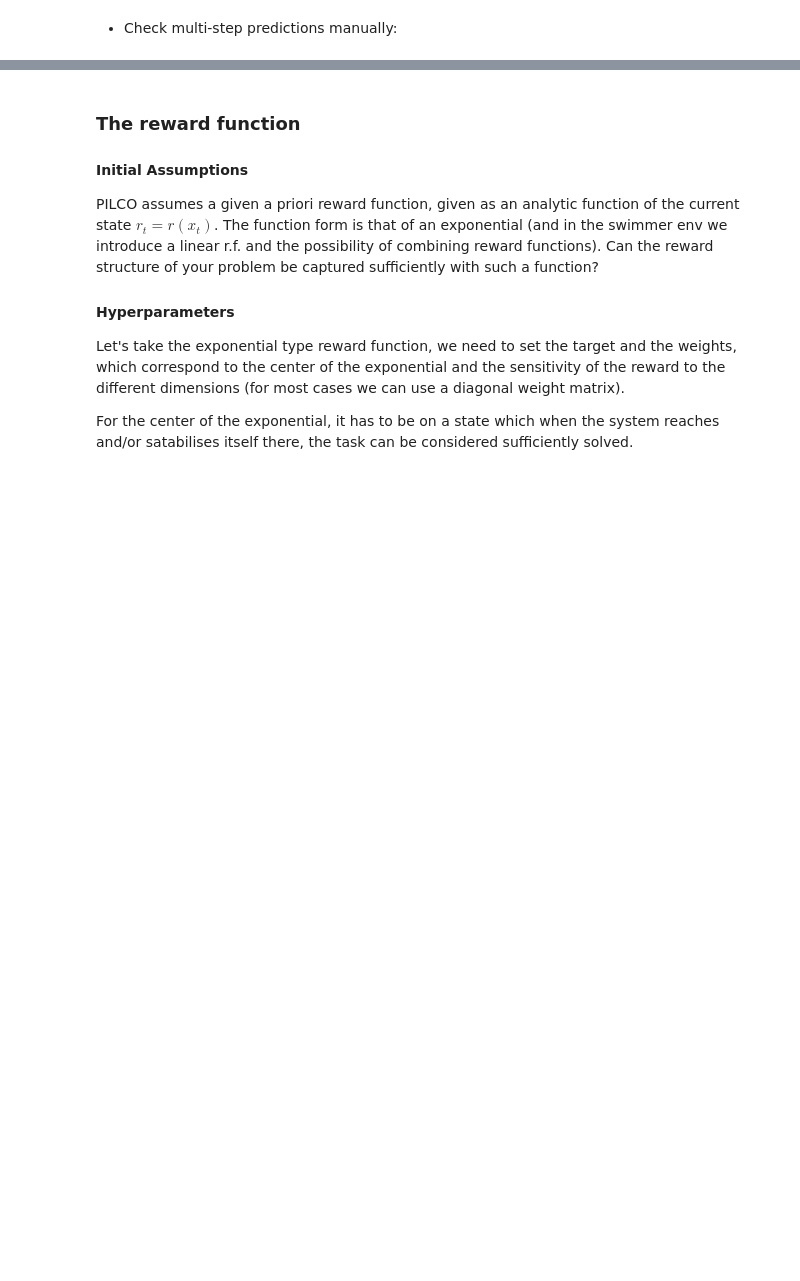
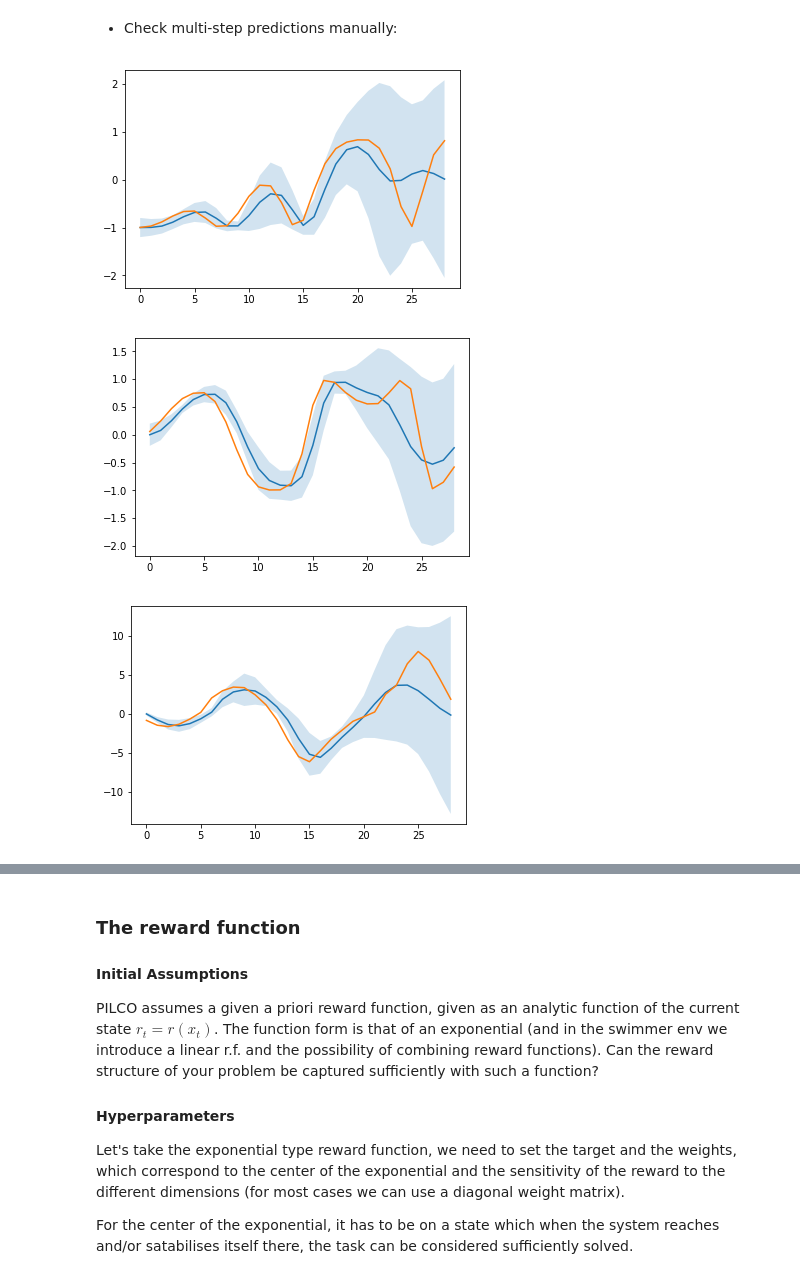
Before and after one commit to nrontsis/PILCO, a Jupyter notebook: examples/Hyperparameter setting and troubleshooting tips.ipynb, the cells around one changed output, grey strips where cells are left out. Cells and saved outputs as stored; diff of their text form; code cells hidden in the pictures; blank space fills up the shorter version.

```diff
--- a/examples/Hyperparameter setting and troubleshooting tips.ipynb
+++ b/examples/Hyperparameter setting and troubleshooting tips.ipynb
@@ -19,5 +174,24 @@ plt.plot
 # %% [markdown]
 - Check multi-step predictions manually:
+# %%
+from utils import predict_trajectory_wrapper
+m_p = np.zeros((T, state_dim))
+S_p = np.zeros((T, state_dim, state_dim))
+for h in range(T):
+    m_h, S_h, _ = predict_trajectory_wrapper(pilco, m_init, S_init, h)
+    m_p[h,:], S_p[h,:,:] = m_h[:], S_h[:,:]
+
+
+for i in range(state_dim):
+    plt.plot(range(T-1), m_p[0:T-1, i], X_new[1:T, i]) # can't use Y_new because it stores differences (Dx)
+    plt.fill_between(range(T-1),
+                     m_p[0:T-1, i] - 2*np.sqrt(S_p[0:T-1, i, i]),
+                     m_p[0:T-1, i] + 2*np.sqrt(S_p[0:T-1, i, i]), alpha=0.2)
+    plt.show()
+# %% [output]
+[figure, added]
+[figure, added]
+[figure, added]
 # %% [markdown]
 If these are reasonably accurate (no need for perfection here), then it's probably not the model's issue.
 
```
Also changed, not shown: parts of 9 cells of this notebook, 1 other file.
